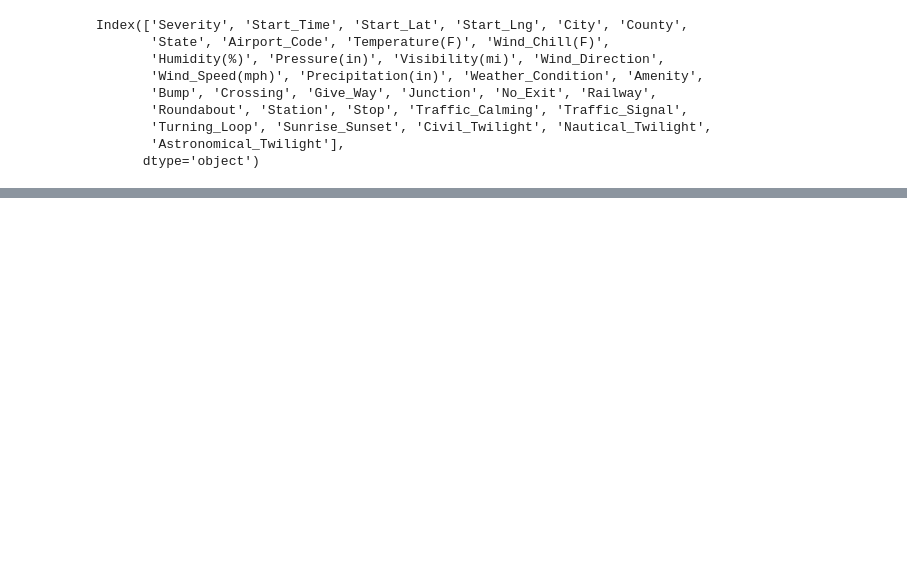
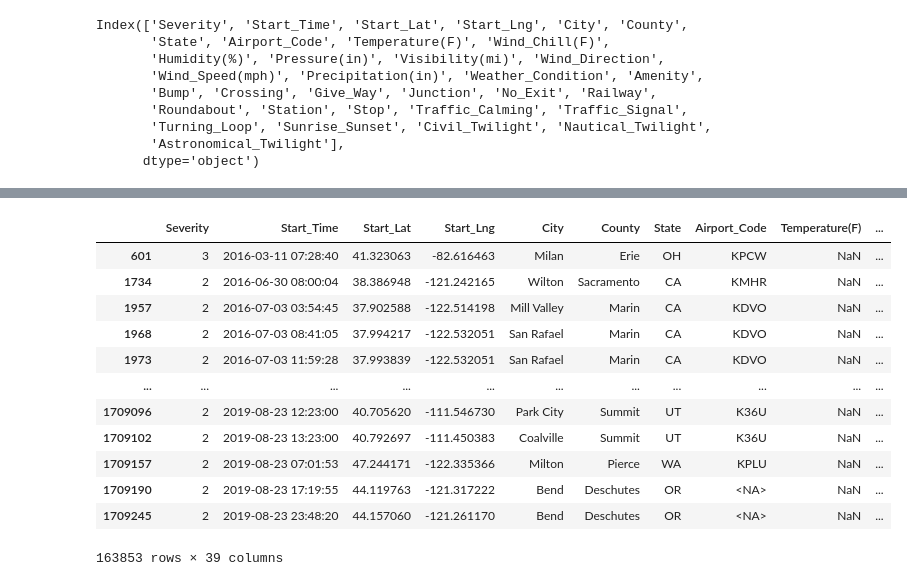
Before and after one commit to zoya-fatima22/us-accidents-thesis, a Jupyter notebook: experiments/1_data_prep_dask.ipynb, the cells around one changed output, grey strips where cells are left out. Drawn from its saved outputs; the diff is of its cells as text; code cells hidden in the pictures; blank space fills up the shorter version.

```diff
--- a/experiments/1_data_prep_dask.ipynb
+++ b/experiments/1_data_prep_dask.ipynb
@@ -174,0 +252,16 @@ display(ddf_airport.head())
+# %%
+ddf[ddf['Temperature(F)'].isna()].compute()
+# %% [output]
+|  | Severity | Start_Time | Start_Lat | Start_Lng | City | County | State | Airport_Code | Temperature(F) | ... |
+| 601 | 3 | 2016-03-11 07:28:40 | 41.323063 | -82.616463 | Milan | Erie | OH | KPCW | NaN | ... |
+| 1734 | 2 | 2016-06-30 08:00:04 | 38.386948 | -121.242165 | Wilton | Sacramento | CA | KMHR | NaN | ... |
+| 1957 | 2 | 2016-07-03 03:54:45 | 37.902588 | -122.514198 | Mill Valley | Marin | CA | KDVO | NaN | ... |
+| 1968 | 2 | 2016-07-03 08:41:05 | 37.994217 | -122.532051 | San Rafael | Marin | CA | KDVO | NaN | ... |
+| 1973 | 2 | 2016-07-03 11:59:28 | 37.993839 | -122.532051 | San Rafael | Marin | CA | KDVO | NaN | ... |
+| ... | ... | ... | ... | ... | ... | ... | ... | ... | ... | ... |
+| 1709096 | 2 | 2019-08-23 12:23:00 | 40.705620 | -111.546730 | Park City | Summit | UT | K36U | NaN | ... |
+| 1709102 | 2 | 2019-08-23 13:23:00 | 40.792697 | -111.450383 | Coalville | Summit | UT | K36U | NaN | ... |
+| 1709157 | 2 | 2019-08-23 07:01:53 | 47.244171 | -122.335366 | Milton | Pierce | WA | KPLU | NaN | ... |
+| 1709190 | 2 | 2019-08-23 17:19:55 | 44.119763 | -121.317222 | Bend | Deschutes | OR | <NA> | NaN | ... |
+| 1709245 | 2 | 2019-08-23 23:48:20 | 44.157060 | -121.261170 | Bend | Deschutes | OR | <NA> | NaN | ... |
+163853 rows × 39 columns
```
Also changed, not shown: parts of 47 cells of this notebook, 1 other file.
